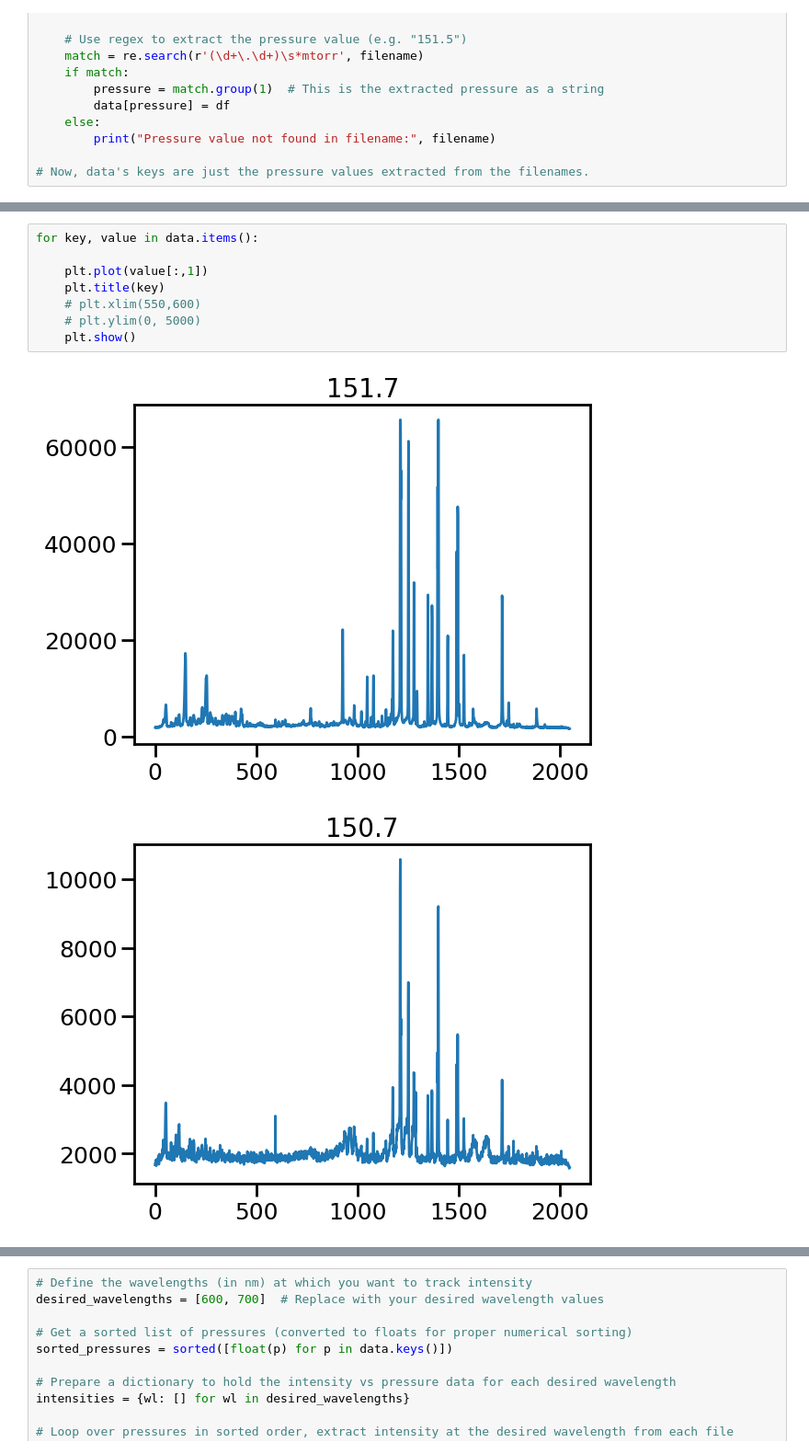
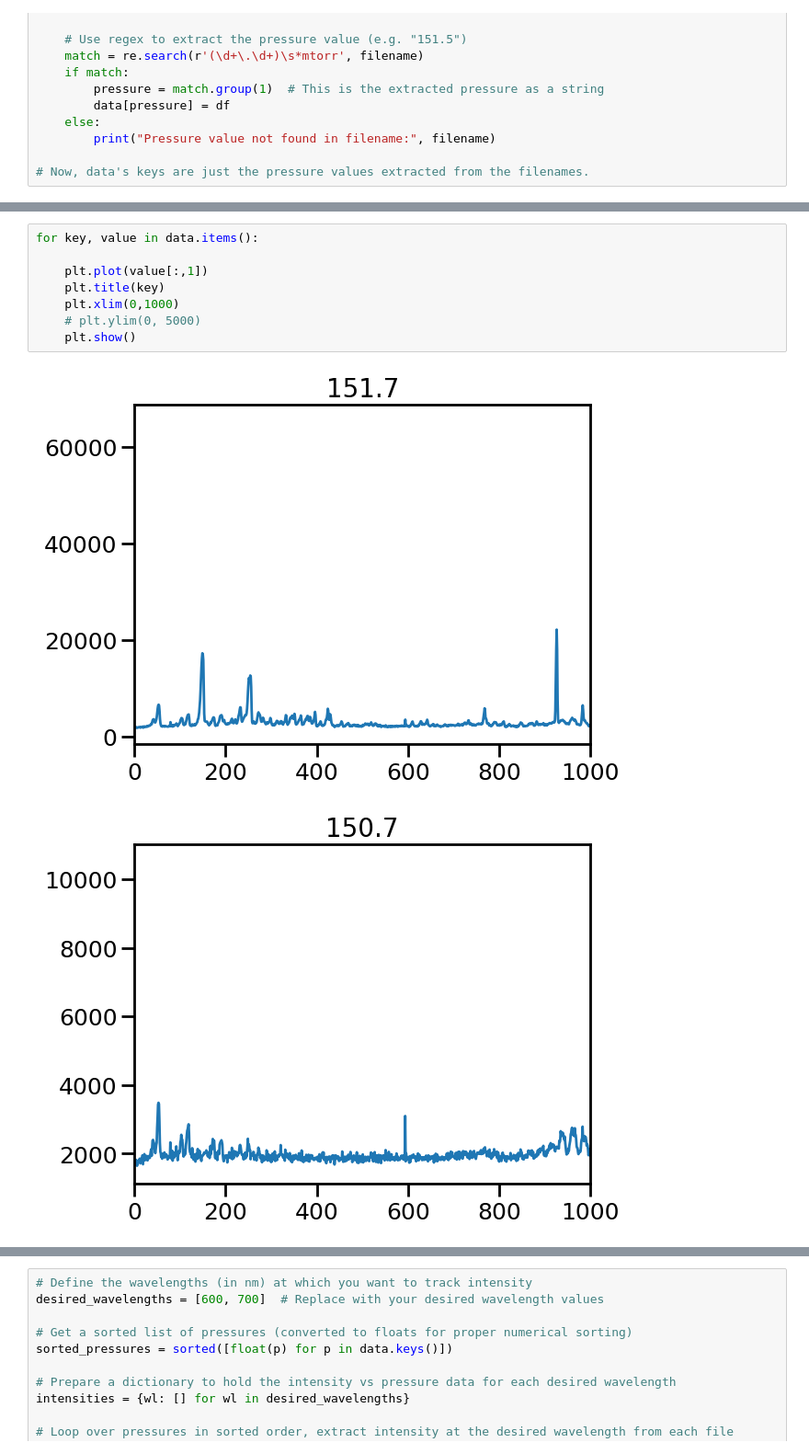
Before and after one commit to jorgegponce/physics191_plasma, a Jupyter notebook: Code/spectroscopy.ipynb, the cells around one changed output, grey strips where cells are left out. Shown at 92% size. Saved outputs shown, nothing was run; the diff lists cells and outputs as text.

Commit message:
finished spectroscopy figure (athalia has the data)

```diff
--- a/Code/spectroscopy.ipynb
+++ b/Code/spectroscopy.ipynb
@@ -71,11 +71,11 @@ array([[ 339.441, 1672.   ],
 # %%
 for key, value in data.items():
 
     plt.plot(value[:,1])
     plt.title(key)
-    # plt.xlim(550,600)
+    plt.xlim(0,1000)
     # plt.ylim(0, 5000)
     plt.show()
 # %% [output]
-[figure, old version]
+[figure, new version]
-[figure, old version]
+[figure, new version]
```
Also changed, not shown: parts of 5 cells of this notebook, 6 other files.
